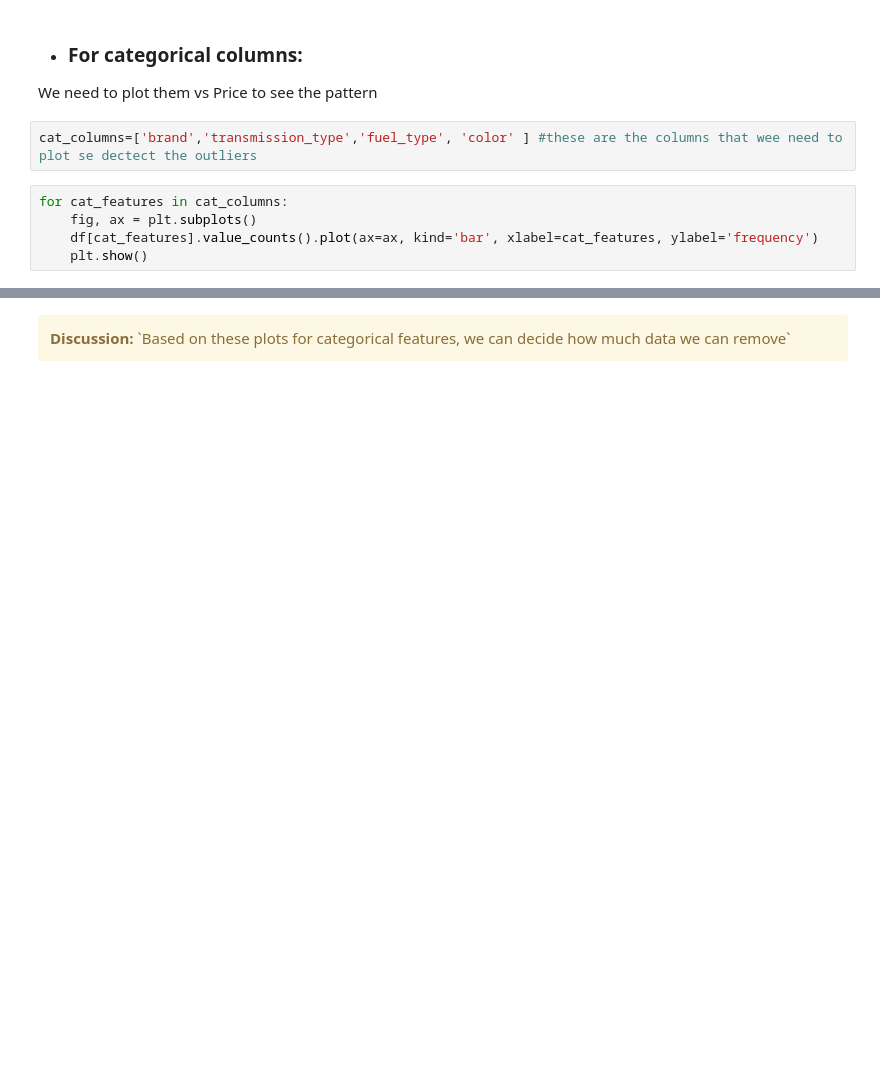
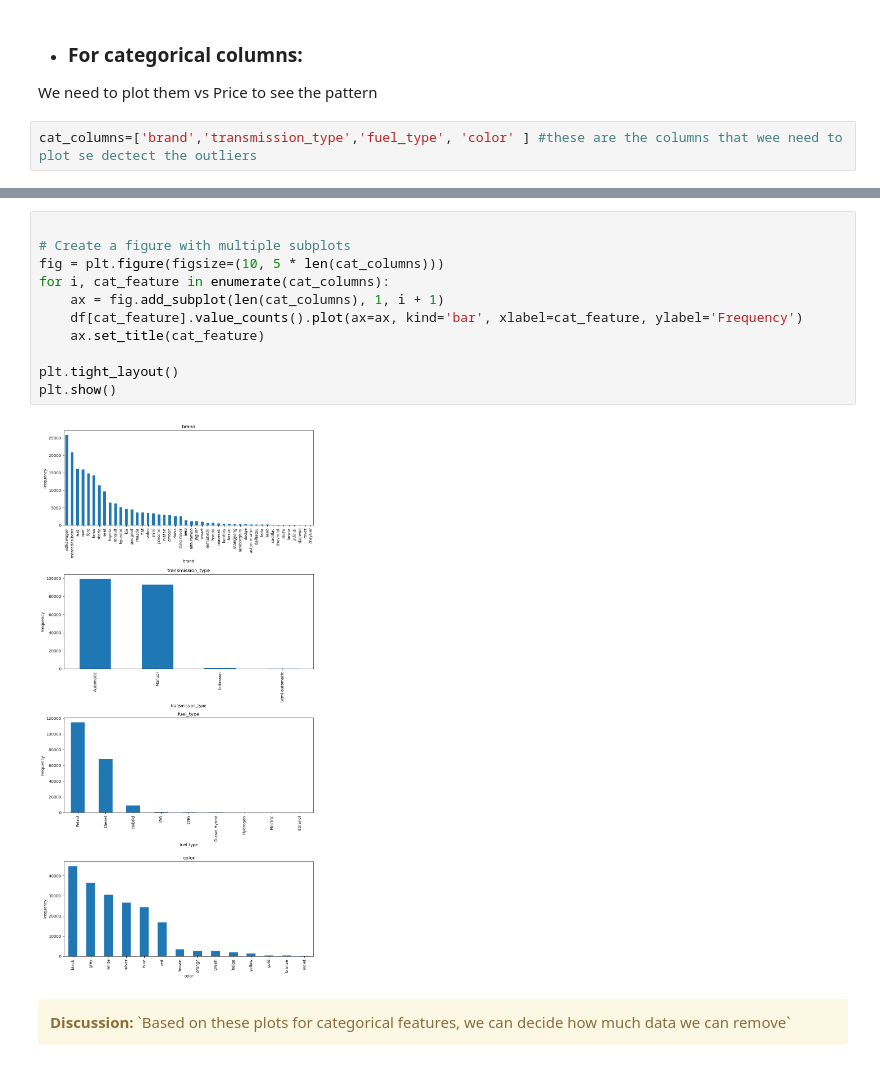
Before and after one commit to syl21b/Car-Price-Prediction, a Jupyter notebook: car-price-prediction.ipynb, the cells around one changed output, grey strips where cells are left out. Cells and saved outputs as stored; diff of their text form; blank space fills up the shorter version.

```diff
--- a/car-price-prediction.ipynb
+++ b/car-price-prediction.ipynb
@@ -310,8 +354,3 @@ See the caveats in the documentation: https://pandas.pydata.org/pandas-docs/stab
 We need to plot them vs Price to see the pattern
 # %%
 cat_columns=['brand','transmission_type','fuel_type', 'color' ] #these are the columns that wee need to plot se dectect the outliers
-# %%
-for cat_features in cat_columns:
-    fig, ax = plt.subplots()
-    df[cat_features].value_counts().plot(ax=ax, kind='bar', xlabel=cat_features, ylabel='frequency')
-    plt.show()
@@ -323,3 +357,16 @@ for cat_features in cat_columns:
+# %%
+
+# Create a figure with multiple subplots
+fig = plt.figure(figsize=(10, 5 * len(cat_columns)))
+for i, cat_feature in enumerate(cat_columns):
+    ax = fig.add_subplot(len(cat_columns), 1, i + 1)
+    df[cat_feature].value_counts().plot(ax=ax, kind='bar', xlabel=cat_feature, ylabel='Frequency')
+    ax.set_title(cat_feature)
+
+plt.tight_layout()
+plt.show()
+# %% [output]
+[figure, added]
 # %% [markdown]
 <div class="alert alert-block alert-warning">
 <b>Discussion:</b>  `Based on these plots for categorical features, we can decide how much data we can remove`
```
Also changed, not shown: parts of 7 cells of this notebook, 1 other file.
